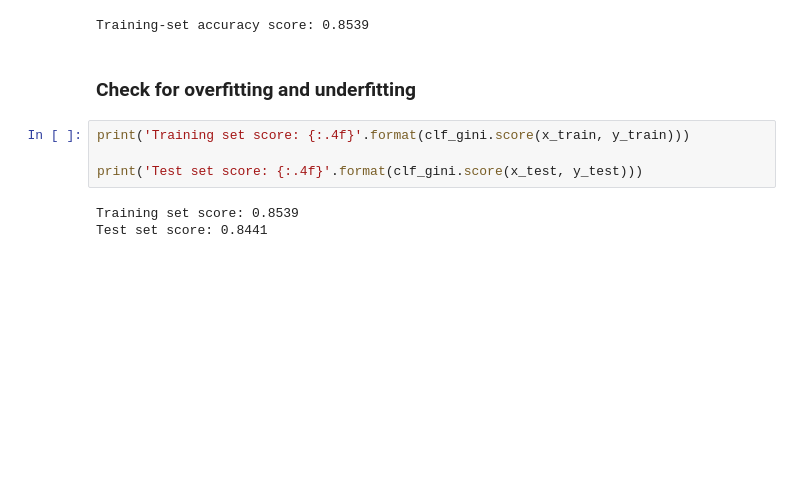
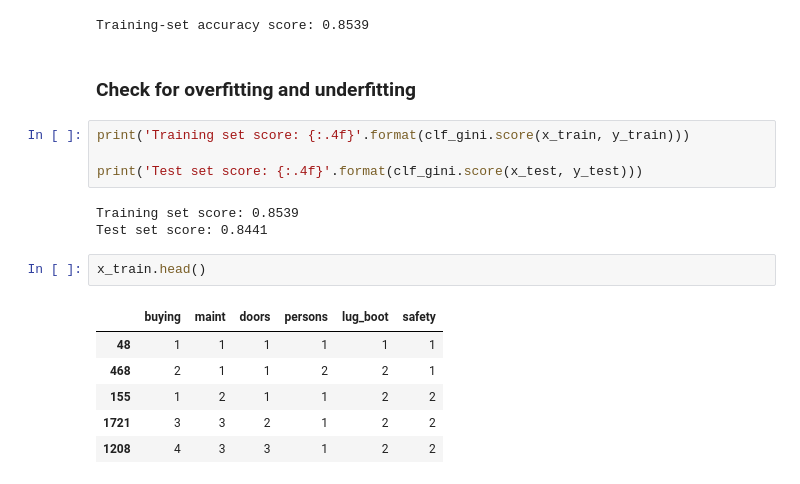
Before and after one commit to neeraj654123/Data-Science, a Jupyter notebook: Decision Tree/01_decision_tree.ipynb, the cells around one changed output. Saved outputs shown, nothing was run; the diff lists cells and outputs as text; blank space fills up the shorter version.

```diff
--- a/Decision Tree/01_decision_tree.ipynb
+++ b/Decision Tree/01_decision_tree.ipynb
@@ -260,3 +260,12 @@ print('Test set score: {:.4f}'.format(clf_gini.score(x_test, y_test)))
 # %% [output]
 Training set score: 0.8539
 Test set score: 0.8441
+# %%
+x_train.head()
+# %% [output]
+|  | buying | maint | doors | persons | lug_boot | safety |
+| 48 | 1 | 1 | 1 | 1 | 1 | 1 |
+| 468 | 2 | 1 | 1 | 2 | 2 | 1 |
+| 155 | 1 | 2 | 1 | 1 | 2 | 2 |
+| 1721 | 3 | 3 | 2 | 1 | 2 | 2 |
+| 1208 | 4 | 3 | 3 | 1 | 2 | 2 |
```
Also changed, not shown: parts of 15 cells of this notebook.
